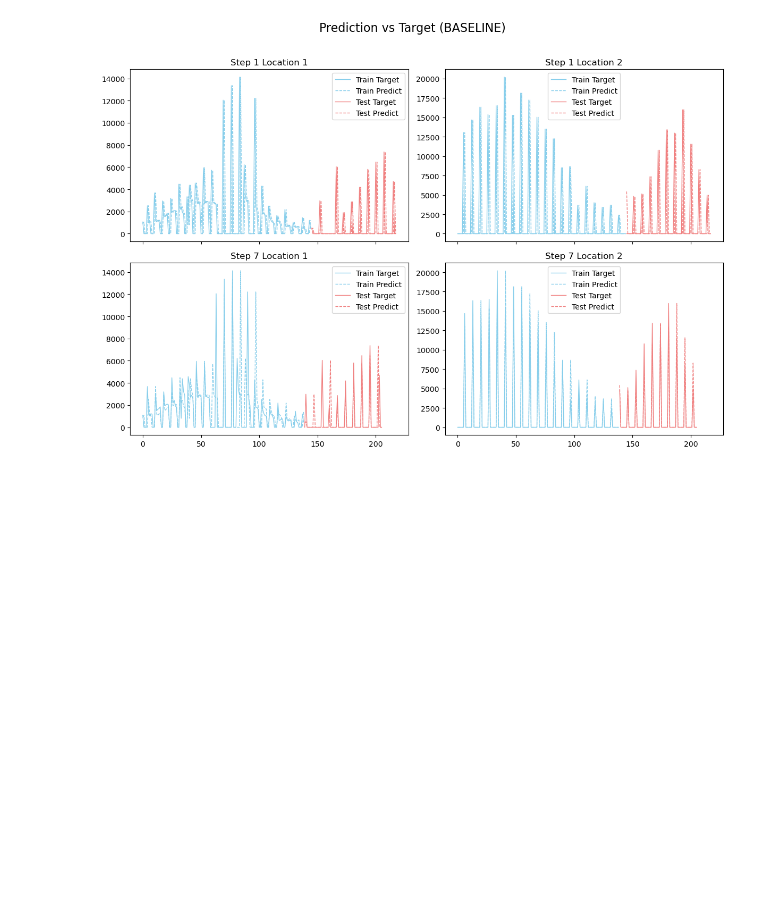
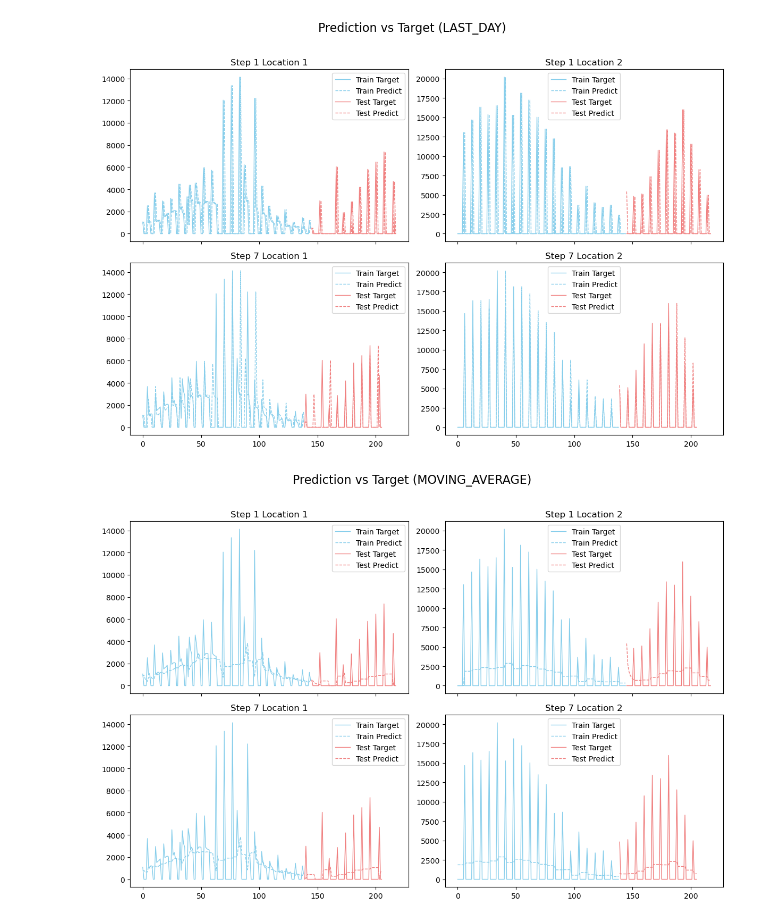
Before and after one commit to roomtempfusion/STAT-461-Group-Project, a Jupyter notebook: evaluation/evaluation_final.ipynb, the cells around one changed output. Drawn from its saved outputs; the diff is of its cells as text; code cells hidden in the pictures; blank space fills up the shorter version.

```diff
--- a/evaluation/evaluation_final.ipynb
+++ b/evaluation/evaluation_final.ipynb
@@ -217,7 +237,7 @@ import matplotlib.pyplot as plt
 valid_raw = pd.read_csv('/shares/mxq6904/yilongchen/baselines_imputation/MTGNN/raw/confirmed_state_valid.csv', header=None).iloc[1:].values
 test_raw  = pd.read_csv('/shares/mxq6904/yilongchen/baselines_imputation/MTGNN/raw/confirmed_state_test.csv', header=None).iloc[1:].values
 
-methods = ['stemgnn_r','stemgnn', 'stemgnn_w', 'mtgnn', 'mtgnn_w',  'baseline']
+methods = ['stemgnn_r','stemgnn', 'stemgnn_w', 'mtgnn', 'mtgnn_w',  'last_day', 'moving_average']
 
 for method in methods:
     fig, axes = plt.subplots(2, 2, figsize=(12, 8), sharex=True)
@@ -252,7 +272,7 @@ for method in methods:
                 target_train = np.loadtxt(f'../../baselines_imputation/MTGNN/predictions/daily_W/val_step_{step}_ground_truth.csv', delimiter=',')
                 predict_test = np.loadtxt(f'../../baselines_imputation/MTGNN/predictions/daily_W/test_step_{step}_predictions.csv', delimiter=',')
                 target_test = np.loadtxt(f'../../baselines_imputation/MTGNN/predictions/daily_W/test_step_{step}_ground_truth.csv', delimiter=',')
-            elif method == 'baseline':
+            elif method == 'last_day':
                 # Baseline: use k days ago as prediction
                 predict_train = valid_raw[:-step]  # Use t-step to predict t
                 target_train = valid_raw[step:]    # Target is t
@@ -261,35 +281,56 @@ for method in methods:
                 target_train = target_train[:min_len_train]
 
                 predict_test = test_raw[:-step]
+                target_test = test_raw[step:]
+                min_len_test = min(len(predict_test), len(target_test))
+                predict_test = predict_test[:min_len_test]
+                target_test = target_test[:min_len_test]
+            elif method == 'moving_average':
+                predict_train = np.zeros((len(valid_raw)-step, valid_raw.shape[1]))
+                for i in range(len(predict_train)):
+                    start = max(0, step + i - 7)
+                    end = step + i
+                    predict_train[i] = np.mean(valid_raw[start:end], axis=0)
+                target_train = valid_raw[step:]
+                min_len_train = min(len(predict_train), len(target_train))
+                predict_train = predict_train[:min_len_train]
+                target_train = target_train[:min_len_train]
+
+                predict_test = np.zeros((len(test_raw)-step, test_raw.shape[1]))
+                for i in range(len(predict_test)):
+                    start = max(0, step + i - 7)
+                    end = step + i
+                    predict_test[i] = np.mean(test_raw[start:end], axis=0)
                 target_test = test_raw[step:]
                 min_len_test = min(len(predict_test), len(target_test))
                 predict_test = predict_test[:min_len_test]
                 target_test = target_test[:min_len_test]
 
             for loc in range(2):
                 ax = axes[idx]
                 # Plot train data
                 ax.plot(range(len(target_train)), target_train[:, loc], label='Train Target', linewidth=1, color='skyblue')
                 ax.plot(range(len(predict_train)), predict_train[:, loc], label='Train Predict', linewidth=1, linestyle='--', color='skyblue')
                 # Plot test data
                 start_test = len(target_train)
                 ax.plot(range(start_test, start_test + len(target_test)), target_test[:, loc], label='Test Target', linewidth=1, color='lightcoral')
                 ax.plot(range(start_test, start_test + len(predict_test)), predict_test[:, loc], label='Test Predict', linewidth=1, linestyle='--', color='lightcoral')
                 ax.set_title(f'Step {step} Location {loc+1}')
                 ax.legend()
                 idx += 1
 
         except Exception as e:
             print(f"Error plotting {method} step {step}: {e}. Skipping.")
             idx += 2  # Skip both locations for this step
 
     fig.suptitle(f'Prediction vs Target ({method.upper()})', y=1.02, fontsize=16)
     plt.tight_layout()
     plt.show()
 # %% [output]
 [figure]
 [figure]
 [figure]
 [figure]
 [figure]
 [figure]
+[figure, added]
```
Also changed, not shown: parts of 1 cell of this notebook, 1 other file.
